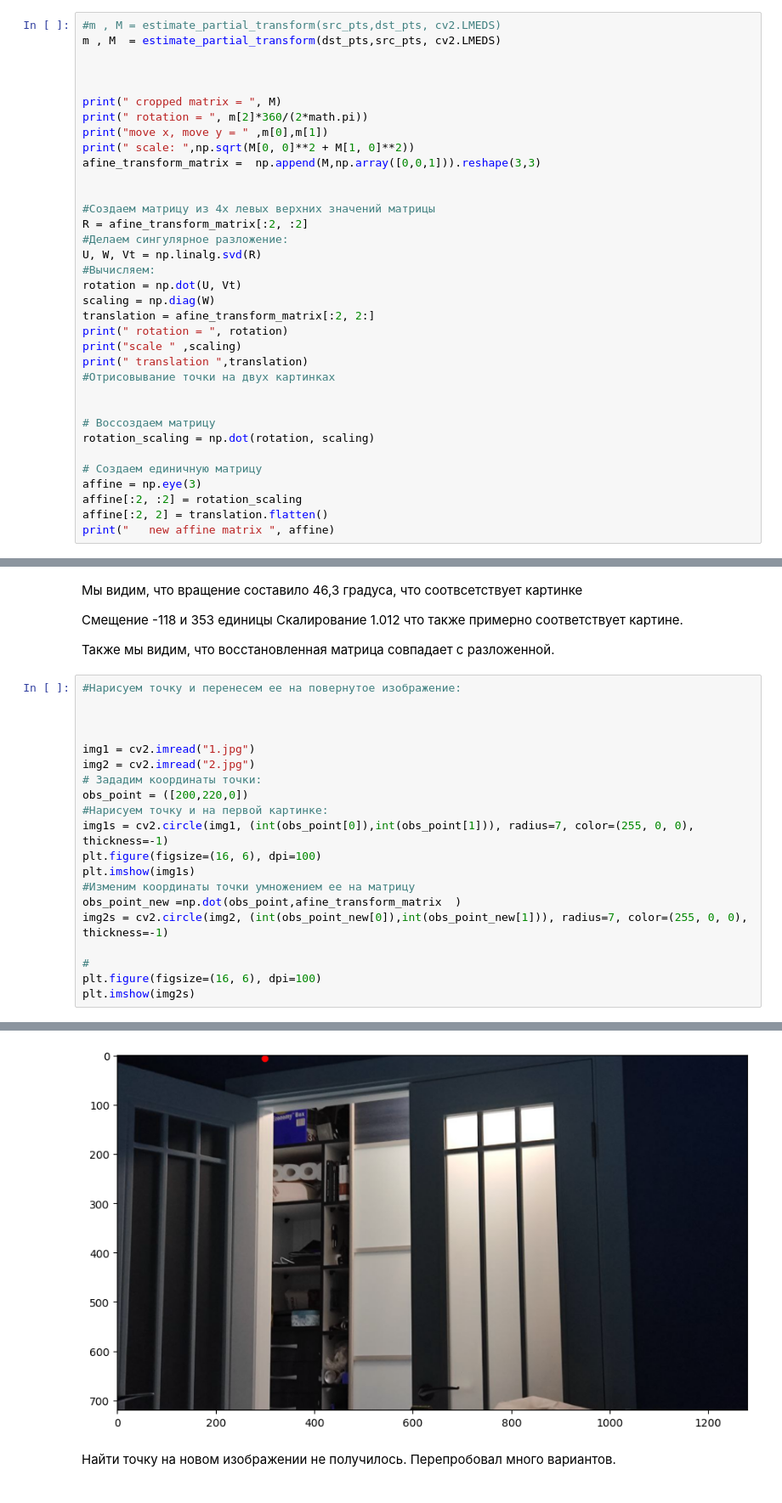
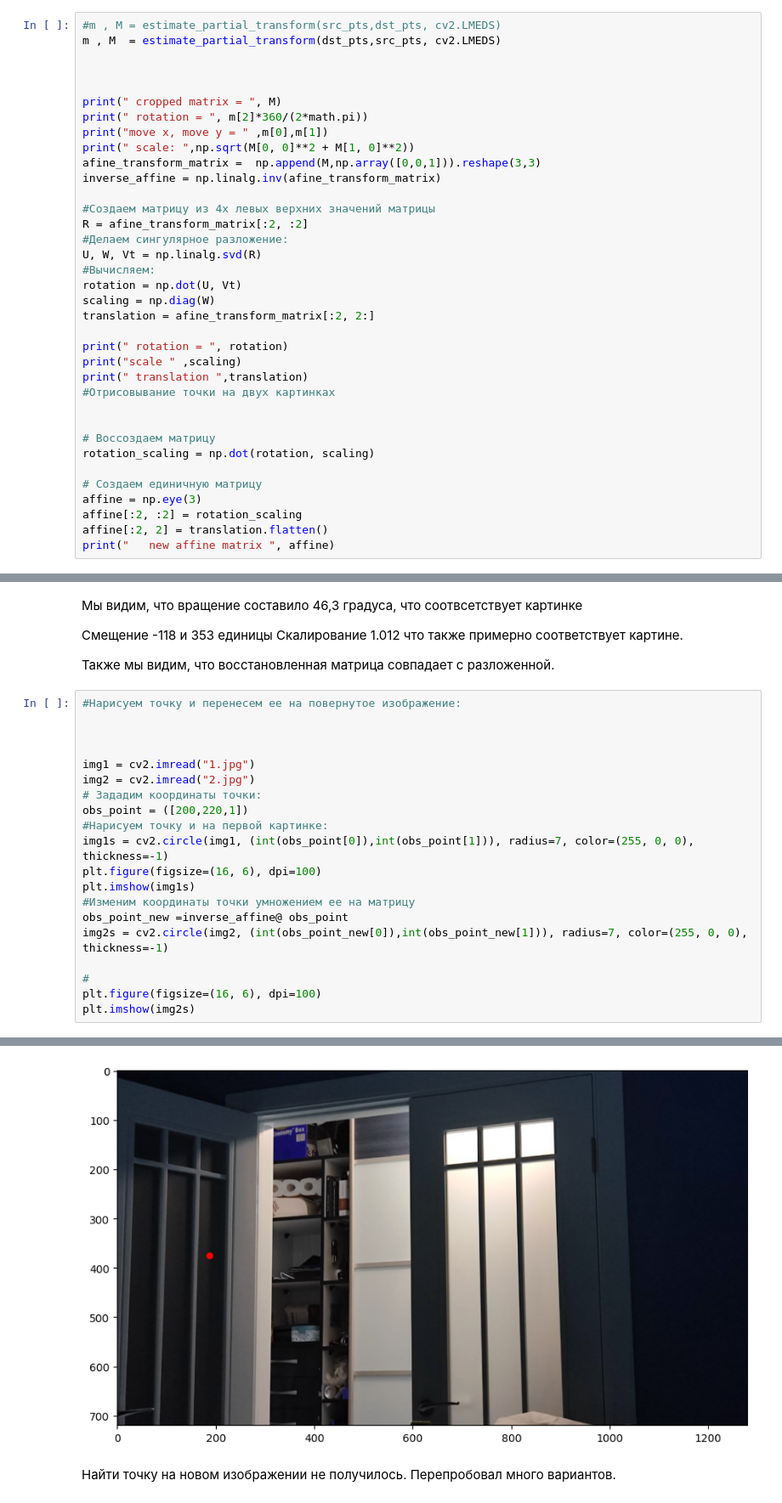
Before and after one commit to matfiz17181920/ML01_P_Online, a Jupyter notebook: Anton_Sergeevich/DZ9/DZ9.ipynb, the cells around one changed output, grey strips where cells are left out. Shown at 85% size. Drawn from its saved outputs; the diff is of its cells as text.

```diff
--- a/Anton_Sergeevich/DZ9/DZ9.ipynb
+++ b/Anton_Sergeevich/DZ9/DZ9.ipynb
@@ -179,7 +190,7 @@ print(" rotation = ", m[2]*360/(2*math.pi))
 print("move x, move y = " ,m[0],m[1])
 print(" scale: ",np.sqrt(M[0, 0]**2 + M[1, 0]**2))
 afine_transform_matrix =  np.append(M,np.array([0,0,1])).reshape(3,3)
-
+inverse_affine = np.linalg.inv(afine_transform_matrix)
 
 #Создаем матрицу из 4х левых верхних значений матрицы
 R = afine_transform_matrix[:2, :2]
@@ -189,6 +200,7 @@ U, W, Vt = np.linalg.svd(R)
 rotation = np.dot(U, Vt)
 scaling = np.diag(W)
 translation = afine_transform_matrix[:2, 2:]
+
 print(" rotation = ", rotation)
 print("scale " ,scaling)
 print(" translation ",translation)
@@ -228,27 +240,27 @@ scale  [[1.01188342 0.        ]
 # %%
 #Нарисуем точку и перенесем ее на повернутое изображение:
 
 
 
 img1 = cv2.imread("1.jpg")
 img2 = cv2.imread("2.jpg")
 # Зададим координаты точки:
-obs_point = ([200,220,0])
+obs_point = ([200,220,1])
 #Нарисуем точку и на первой картинке:
 img1s = cv2.circle(img1, (int(obs_point[0]),int(obs_point[1])), radius=7, color=(255, 0, 0), thickness=-1)
 plt.figure(figsize=(16, 6), dpi=100)
 plt.imshow(img1s)
 #Изменим координаты точки умножением ее на матрицу
-obs_point_new =np.dot(obs_point,afine_transform_matrix  )
+obs_point_new =inverse_affine@ obs_point
 img2s = cv2.circle(img2, (int(obs_point_new[0]),int(obs_point_new[1])), radius=7, color=(255, 0, 0), thickness=-1)
 
 #
 plt.figure(figsize=(16, 6), dpi=100)
 plt.imshow(img2s)
 # %% [output]
 <matplotlib.image.AxesImage at 0x...>
 [figure]
-[figure, old version]
+[figure, new version]
 # %% [markdown]
 Найти точку на новом изображении не получилось. Перепробовал много вариантов.
 # %%
```
Also changed, not shown: parts of 2 cells of this notebook, 11 other files.
